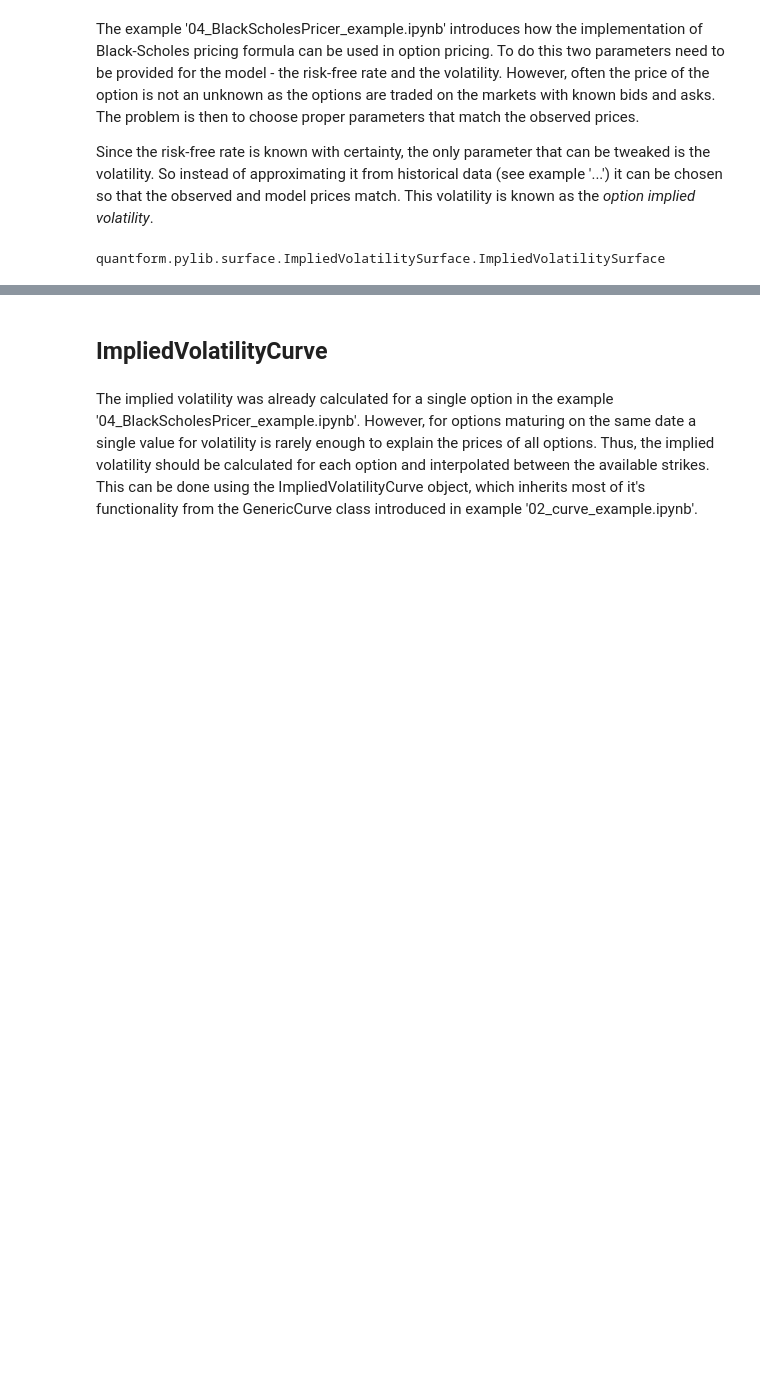
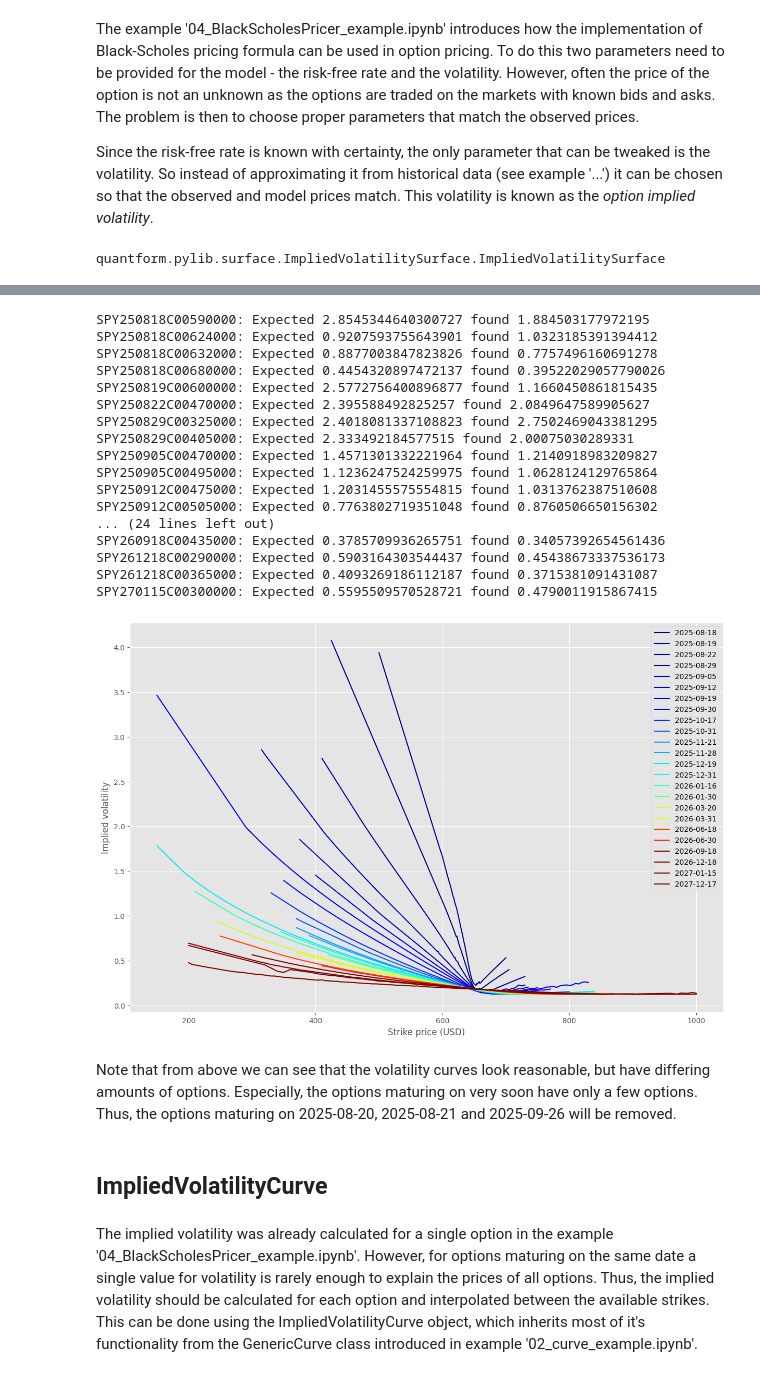
Before and after one commit to krantamaki/quantform, a Jupyter notebook: examples/pylib/05_implied_volatilities.ipynb, the cells around one changed output, grey strips where cells are left out. Drawn from its saved outputs; the diff is of its cells as text; code cells hidden in the pictures; blank space fills up the shorter version.

```diff
--- a/examples/pylib/05_implied_volatilities.ipynb
+++ b/examples/pylib/05_implied_volatilities.ipynb
@@ -69,0 +75,68 @@ Not able to calculate the implied volatility for option SPY271217C00465000! (Imp
+# %%
+# Additional cleanup of the options might be required. So go over the options and drop the
+# ones for which the calculated implied volatility differs significantly from it's neighbors
+fig = plt.figure(figsize=(12, 8))
+
+distinct_maturity_dates = list(set([option.maturity_date for option in options]))
+distinct_maturity_dates.sort()
+
+taus = np.array([report_date.timedelta(maturity_date) for maturity_date in distinct_maturity_dates])
+
+plt.gca().set_prop_cycle(plt.cycler('color', plt.cm.jet(taus)))
+
+valid_options = []
+
+for maturity_date in distinct_maturity_dates:
+  maturity_date_options = [option for option in options if option.maturity_date == maturity_date]
+  valid_maturity_date_options = []
+
+  for i, option in enumerate(maturity_date_options):
+
+    if (i == 0) or (i == len(maturity_date_options) - 1):
+      valid_maturity_date_options.append(option)
+      continue
+
+    expected_vol = (maturity_date_options[i - 1].pricer.volatility + maturity_date_options[i + 1].pricer.volatility) / 2
+
+    if abs(expected_vol - option.pricer.volatility) < 0.03:
+      valid_maturity_date_options.append(option)
+    else:
+      print(f"{option.contract_id}: Expected {expected_vol} found {option.pricer.volatility}")
+
+  maturity_date_vols    = [option.pricer.volatility for option in valid_maturity_date_options]
+  maturity_date_strikes = [option.strike for option in valid_maturity_date_options]
+
+  plt.plot(maturity_date_strikes, maturity_date_vols, label=str(maturity_date))
+
+  valid_options += valid_maturity_date_options
+
+fig.tight_layout()
+plt.legend()
+
+plt.xlabel("Strike price (USD)")
+plt.ylabel("Implied volatility")
+
+plt.show()
+
+options = valid_options
+# %% [output]
+SPY250818C00590000: Expected 2.8545344640300727 found 1.884503177972195
+SPY250818C00624000: Expected 0.9207593755643901 found 1.0323185391394412
+SPY250818C00632000: Expected 0.8877003847823826 found 0.7757496160691278
+SPY250818C00680000: Expected 0.4454320897472137 found 0.39522029057790026
+SPY250819C00600000: Expected 2.5772756400896877 found 1.1660450861815435
+SPY250822C00470000: Expected 2.395588492825257 found 2.0849647589905627
+SPY250829C00325000: Expected 2.4018081337108823 found 2.7502469043381295
+SPY250829C00405000: Expected 2.333492184577515 found 2.00075030289331
+SPY250905C00470000: Expected 1.4571301332221964 found 1.2140918983209827
+SPY250905C00495000: Expected 1.1236247524259975 found 1.0628124129765864
+SPY250912C00475000: Expected 1.2031455575554815 found 1.0313762387510608
+SPY250912C00505000: Expected 0.7763802719351048 found 0.8760506650156302
+... (24 lines left out)
+SPY260918C00435000: Expected 0.3785709936265751 found 0.34057392654561436
+SPY261218C00290000: Expected 0.5903164303544437 found 0.45438673337536173
+SPY261218C00365000: Expected 0.4093269186112187 found 0.3715381091431087
+SPY270115C00300000: Expected 0.5595509570528721 found 0.4790011915867415
+[figure, added]
+# %% [markdown]
+Note that from above we can see that the volatility curves look reasonable, but have differing amounts of options. Especially, the options maturing on very soon have only a few options. Thus, the options maturing on 2025-08-20, 2025-08-21 and 2025-09-26 will be removed.
```
Also changed, not shown: parts of 10 cells of this notebook, 2 other files.
